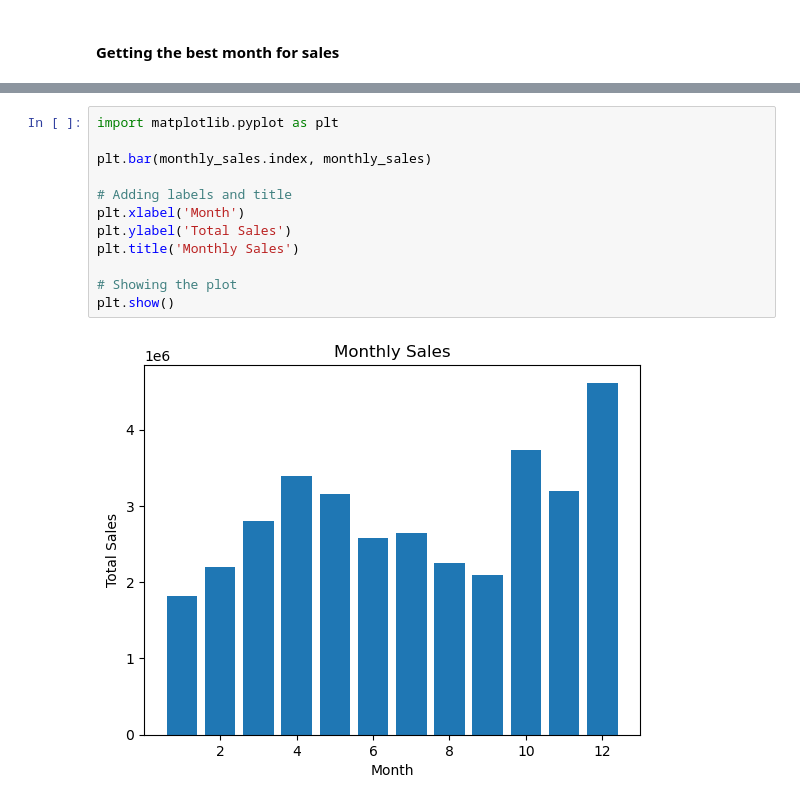
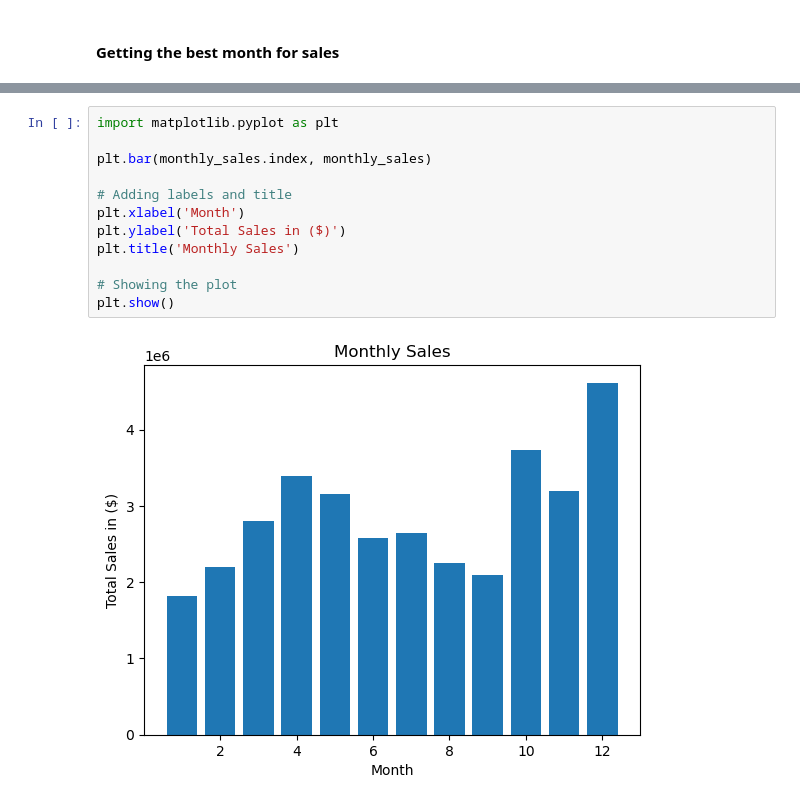
Before and after one commit to Eric-MK/sales_analysis, a Jupyter notebook: salesanalysiss.ipynb, the cells around one changed output, grey strips where cells are left out. Cells and saved outputs as stored; diff of their text form.

Commit message:
ploting a bar graph update

```diff
--- a/salesanalysiss.ipynb
+++ b/salesanalysiss.ipynb
@@ -170,14 +170,14 @@ Best Month for Sales: 12
 # %%
 import matplotlib.pyplot as plt
 
 plt.bar(monthly_sales.index, monthly_sales)
 
 # Adding labels and title
 plt.xlabel('Month')
-plt.ylabel('Total Sales')
+plt.ylabel('Total Sales in ($)')
 plt.title('Monthly Sales')
 
 # Showing the plot
 plt.show()
 # %% [output]
-[figure, old version]
+[figure, new version]
```
